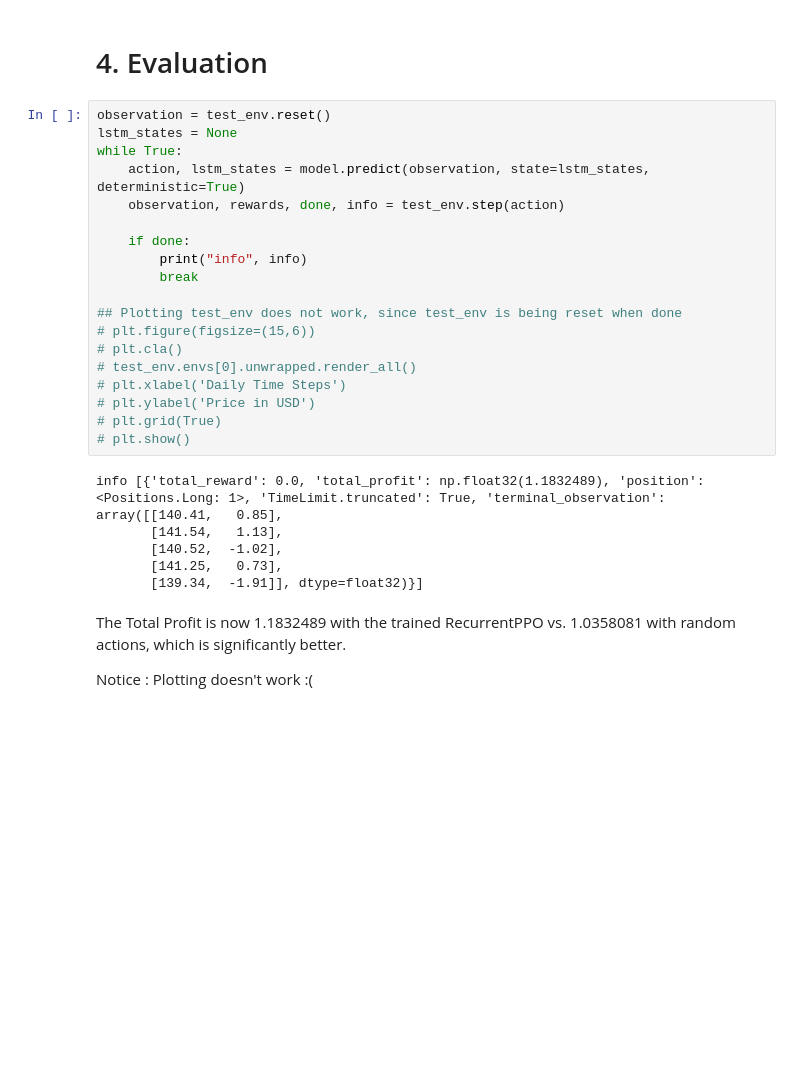
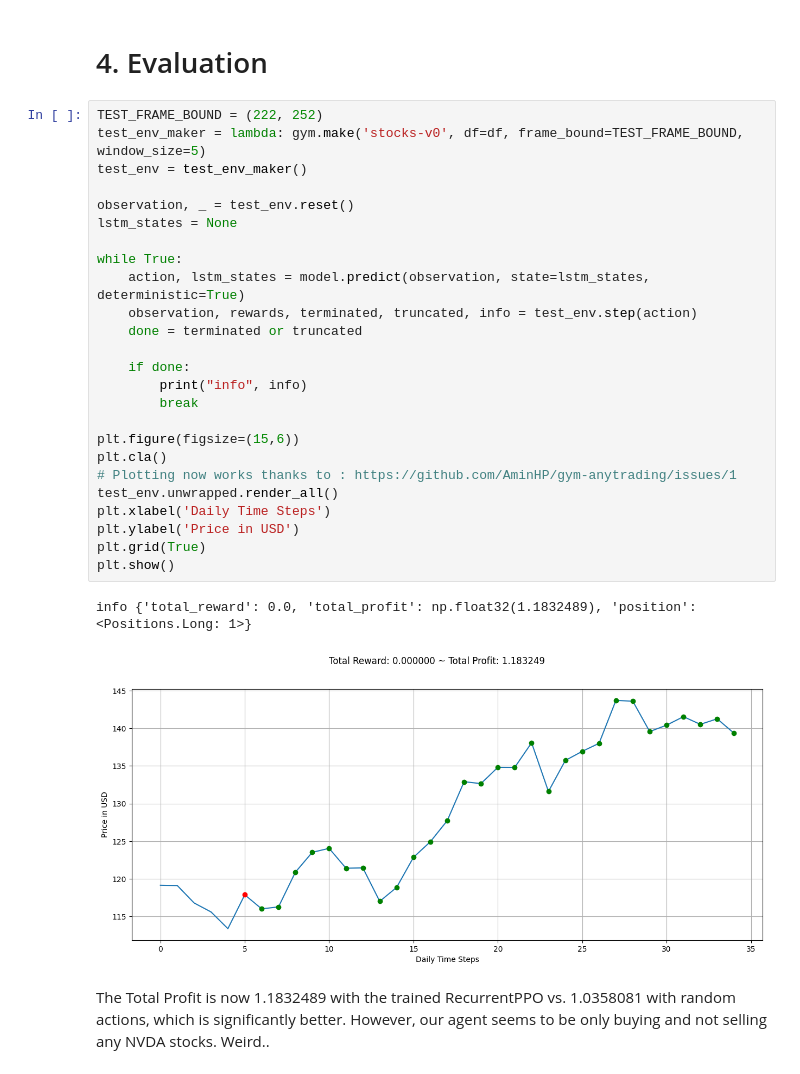
Before and after one commit to jaunewick/python-trading-bot-reinforcement-learning, a Jupyter notebook: trading_bot_prototype.ipynb, the cells around one changed output. Cells and saved outputs as stored; diff of their text form; blank space fills up the shorter version.

Commit message:
Plotting model.predict fixed

```diff
--- a/trading_bot_prototype.ipynb
+++ b/trading_bot_prototype.ipynb
@@ -180,31 +176,33 @@ model = RecurrentPPO.load("recurrent_ppo_stocks", env=train_env)
 # %% [markdown]
 # 4. Evaluation
 # %%
-observation = test_env.reset()
+TEST_FRAME_BOUND = (222, 252)
+test_env_maker = lambda: gym.make('stocks-v0', df=df, frame_bound=TEST_FRAME_BOUND, window_size=5)
+test_env = test_env_maker()
+
+observation, _ = test_env.reset()
 lstm_states = None
+
 while True:
     action, lstm_states = model.predict(observation, state=lstm_states, deterministic=True)
-    observation, rewards, done, info = test_env.step(action)
+    observation, rewards, terminated, truncated, info = test_env.step(action)
+    done = terminated or truncated
 
     if done:
         print("info", info)
         break
 
-## Plotting test_env does not work, since test_env is being reset when done
-# plt.figure(figsize=(15,6))
-# plt.cla()
-# test_env.envs[0].unwrapped.render_all()
-# plt.xlabel('Daily Time Steps')
-# plt.ylabel('Price in USD')
-# plt.grid(True)
-# plt.show()
+plt.figure(figsize=(15,6))
+plt.cla()
+# Plotting now works thanks to : https://github.com/AminHP/gym-anytrading/issues/1
+test_env.unwrapped.render_all()
+plt.xlabel('Daily Time Steps')
+plt.ylabel('Price in USD')
+plt.grid(True)
+plt.show()
 # %% [output]
-info [{'total_reward': 0.0, 'total_profit': np.float32(1.1832489), 'position': <Positions.Long: 1>, 'TimeLimit.truncated': True, 'terminal_observation': array([[140.41,   0.85],
-       [141.54,   1.13],
-       [140.52,  -1.02],
-       [141.25,   0.73],
-       [139.34,  -1.91]], dtype=float32)}]
+info {'total_reward': 0.0, 'total_profit': np.float32(1.1832489), 'position': <Positions.Long: 1>}
+[figure, added]
 # %% [markdown]
 The Total Profit is now 1.1832489 with the trained RecurrentPPO vs. 1.0358081 with random actions, which is significantly better.
-
-Notice : Plotting doesn't work :(
+However, our agent seems to be only buying and not selling any NVDA stocks. Weird..
```
Also changed, not shown: parts of 4 cells of this notebook.
